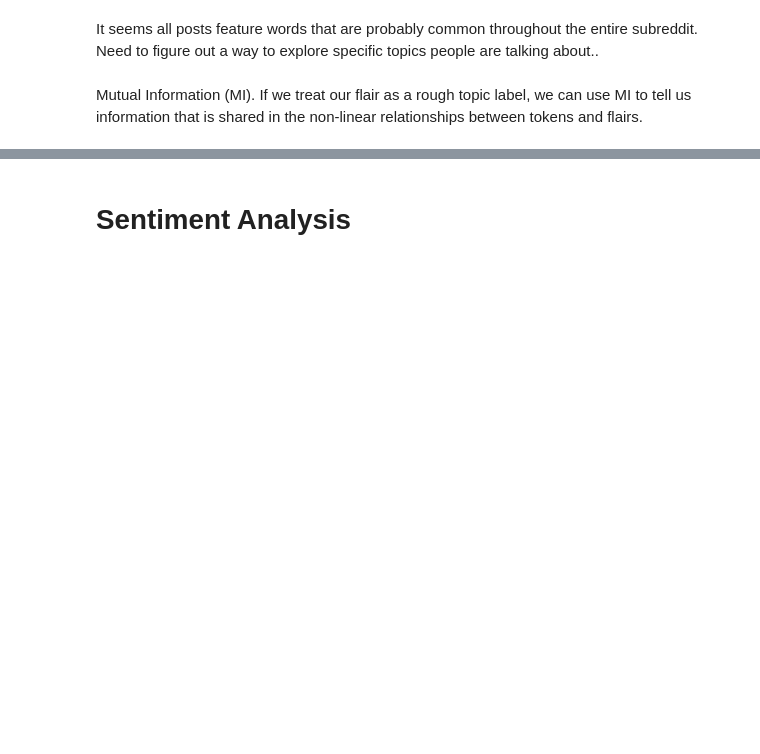
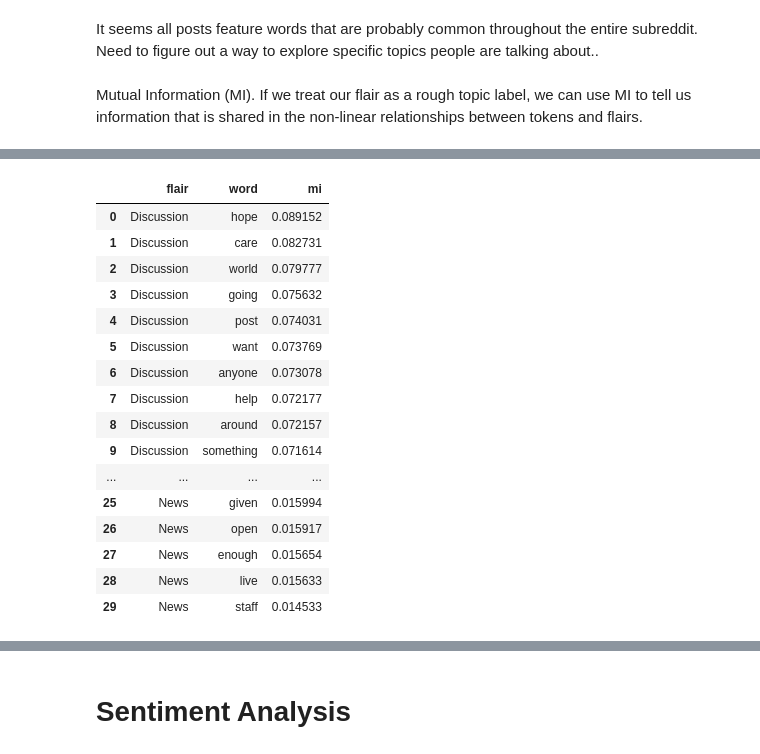
Before and after one commit to grace-ylin/uni-sentiment-analysis, a Jupyter notebook: data-collection/flairs.ipynb, the cells around one changed output, grey strips where cells are left out. Saved outputs shown, nothing was run; the diff lists cells and outputs as text; code cells hidden in the pictures; blank space fills up the shorter version.

```diff
--- a/data-collection/flairs.ipynb
+++ b/data-collection/flairs.ipynb
@@ -246,0 +256,21 @@ mi_scores.set_index(['word']).groupby('flair')['mi'].nlargest(10).reset_index()
+# %%
+# UBC
+ubc_mi_scores.set_index(['word']).groupby('flair')['mi'].nlargest(10).reset_index()
+# %% [output]
+|  | flair | word | mi |
+| 0 | Discussion | hope | 0.089152 |
+| 1 | Discussion | care | 0.082731 |
+| 2 | Discussion | world | 0.079777 |
+| 3 | Discussion | going | 0.075632 |
+| 4 | Discussion | post | 0.074031 |
+| 5 | Discussion | want | 0.073769 |
+| 6 | Discussion | anyone | 0.073078 |
+| 7 | Discussion | help | 0.072177 |
+| 8 | Discussion | around | 0.072157 |
+| 9 | Discussion | something | 0.071614 |
+| ... | ... | ... | ... |
+| 25 | News | given | 0.015994 |
+| 26 | News | open | 0.015917 |
+| 27 | News | enough | 0.015654 |
+| 28 | News | live | 0.015633 |
+| 29 | News | staff | 0.014533 |
```
Also changed, not shown: parts of 13 cells of this notebook.
